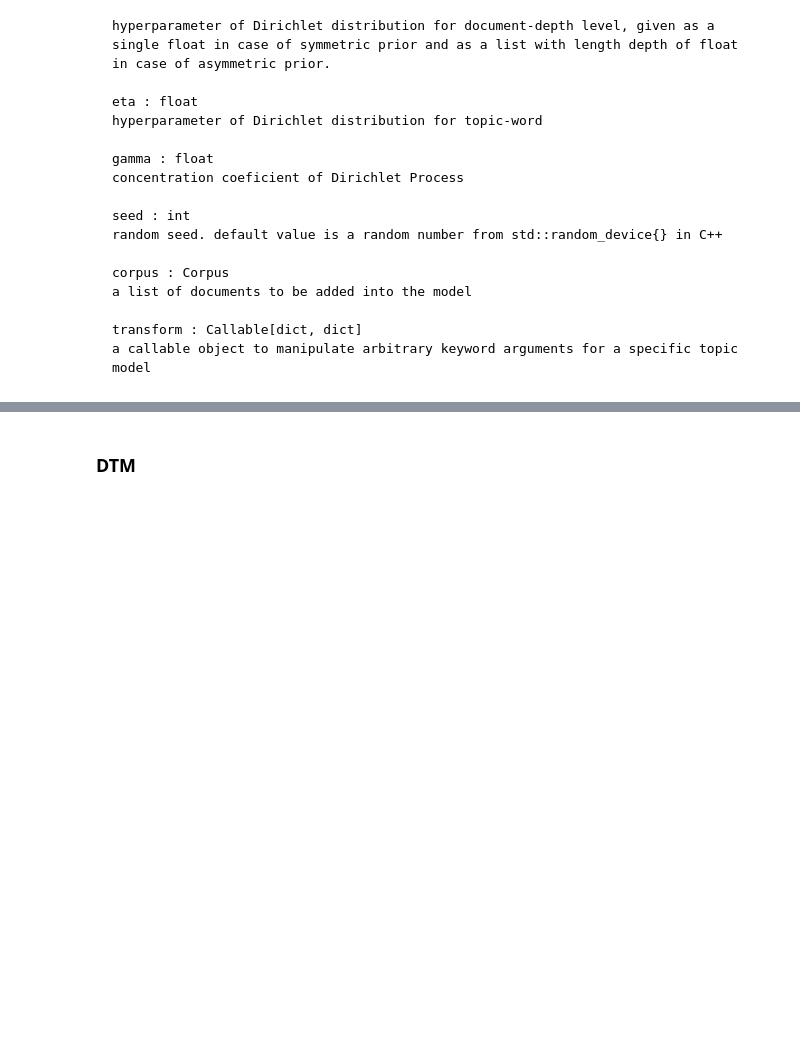
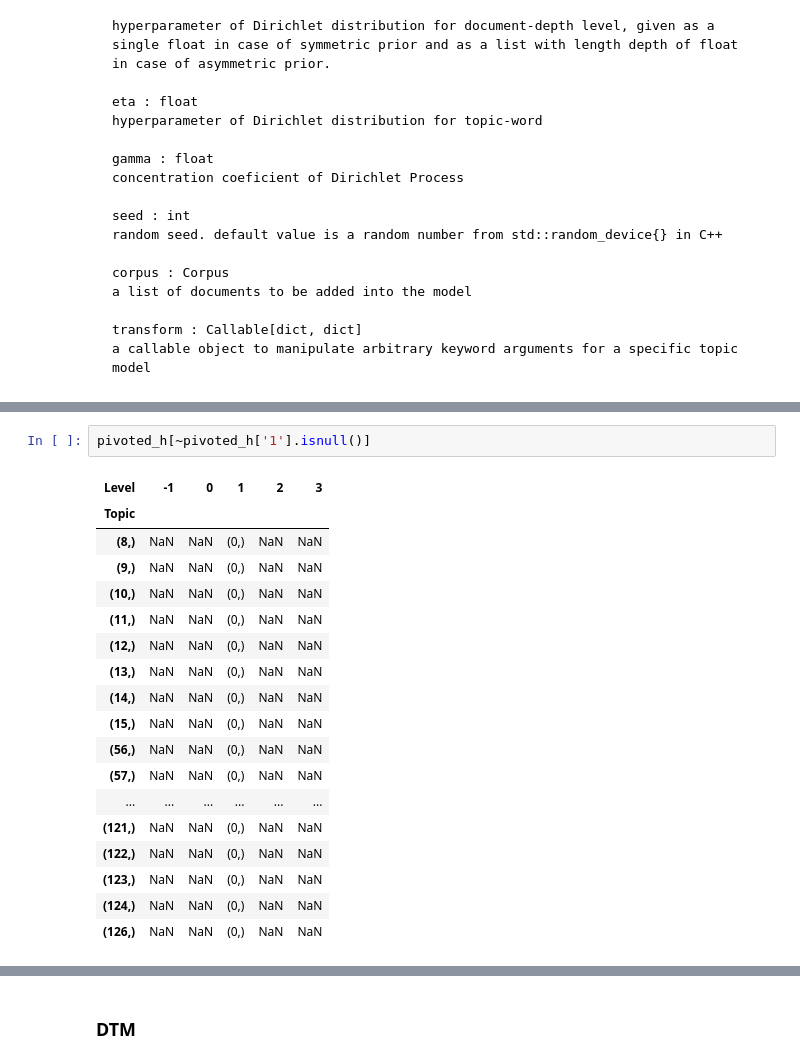
Before and after one commit to recmera/transformers-news-analysis, a Jupyter notebook: notebooks/1.topic-modeling/04-tomotopy.ipynb, the cells around one changed output, grey strips where cells are left out. Saved outputs shown, nothing was run; the diff lists cells and outputs as text; blank space fills up the shorter version.

```diff
--- a/notebooks/1.topic-modeling/04-tomotopy.ipynb
+++ b/notebooks/1.topic-modeling/04-tomotopy.ipynb
@@ -184,0 +232,21 @@ for parent_topic in parent_topic:
+# %%
+pivoted_h[~pivoted_h['1'].isnull()]
+# %% [output]
+| Level | -1 | 0 | 1 | 2 | 3 |
+| Topic |  |  |  |  |  |
+| (8,) | NaN | NaN | (0,) | NaN | NaN |
+| (9,) | NaN | NaN | (0,) | NaN | NaN |
+| (10,) | NaN | NaN | (0,) | NaN | NaN |
+| (11,) | NaN | NaN | (0,) | NaN | NaN |
+| (12,) | NaN | NaN | (0,) | NaN | NaN |
+| (13,) | NaN | NaN | (0,) | NaN | NaN |
+| (14,) | NaN | NaN | (0,) | NaN | NaN |
+| (15,) | NaN | NaN | (0,) | NaN | NaN |
+| (56,) | NaN | NaN | (0,) | NaN | NaN |
+| (57,) | NaN | NaN | (0,) | NaN | NaN |
+| ... | ... | ... | ... | ... | ... |
+| (121,) | NaN | NaN | (0,) | NaN | NaN |
+| (122,) | NaN | NaN | (0,) | NaN | NaN |
+| (123,) | NaN | NaN | (0,) | NaN | NaN |
+| (124,) | NaN | NaN | (0,) | NaN | NaN |
+| (126,) | NaN | NaN | (0,) | NaN | NaN |
```
Also changed, not shown: parts of 17 cells of this notebook, 1 other file.
